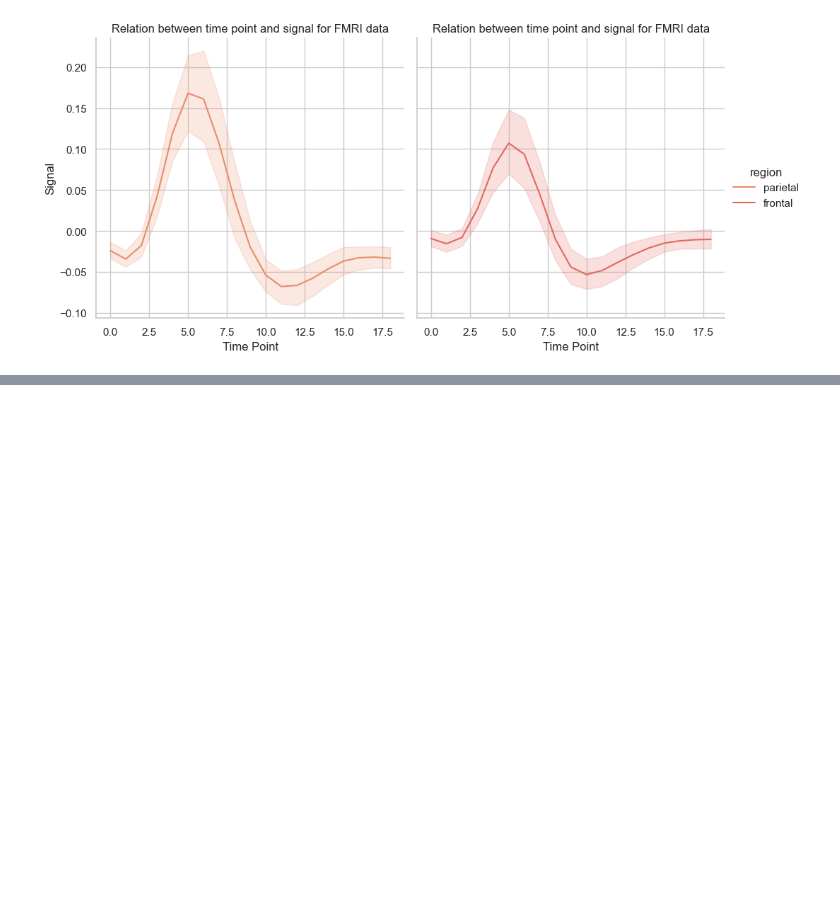
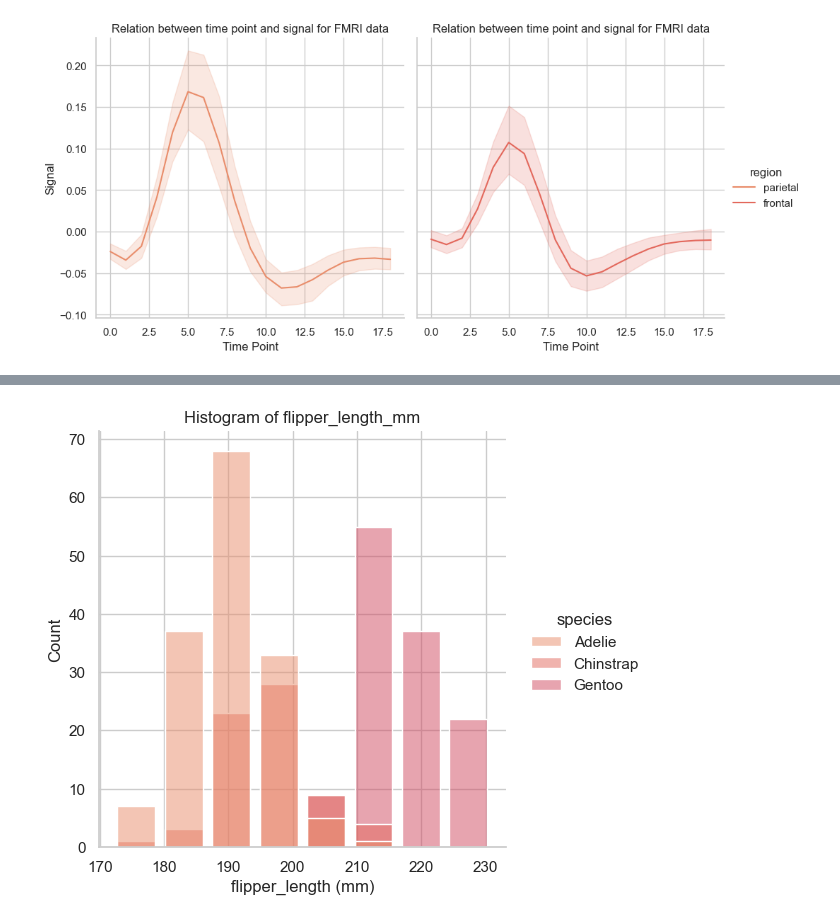
Before and after one commit to ShajibEwuCse19/Bongo-Dev-DS-AI-ML-Course-Practice-Repo, a Jupyter notebook: my-practice/data-visualization-using-seaborn-and-plotly.ipynb, the cells around one changed output, grey strips where cells are left out. Cells and saved outputs as stored; diff of their text form; code cells hidden in the pictures; blank space fills up the shorter version.

```diff
--- a/my-practice/data-visualization-using-seaborn-and-plotly.ipynb
+++ b/my-practice/data-visualization-using-seaborn-and-plotly.ipynb
@@ -150,0 +173,15 @@ plot = sns.relplot(
+# %%
+plot = sns.displot(
+    data=penguins,
+    x='flipper_length_mm',
+    bins=8,
+    kind='hist', #default histogram
+    shrink=0.8, #decrease size, max = 1.0
+    hue='species'
+).set(
+    title='Histogram of flipper_length_mm',
+    xlabel='flipper_length (mm)',
+    ylabel='Count',
+)
+# %% [output]
+[figure, added]
```
Also changed, not shown: parts of 15 cells of this notebook.
